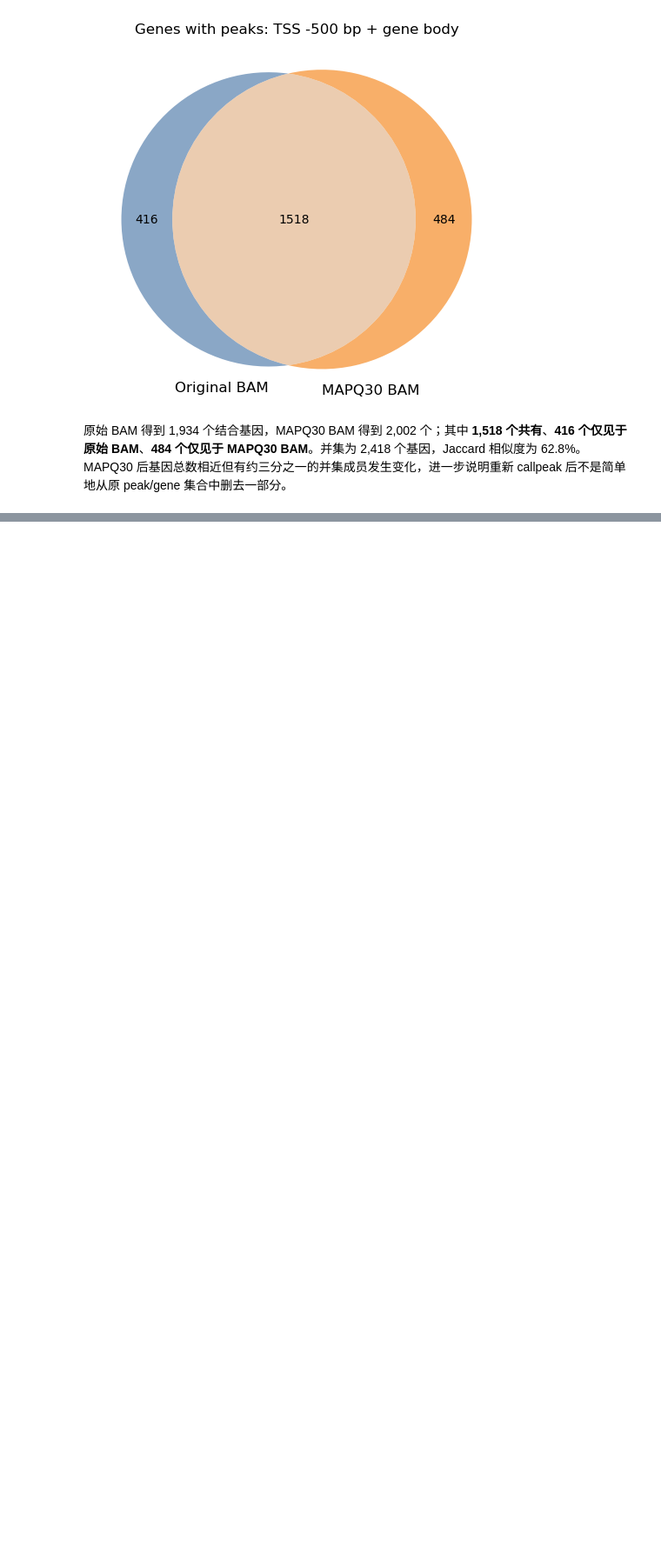
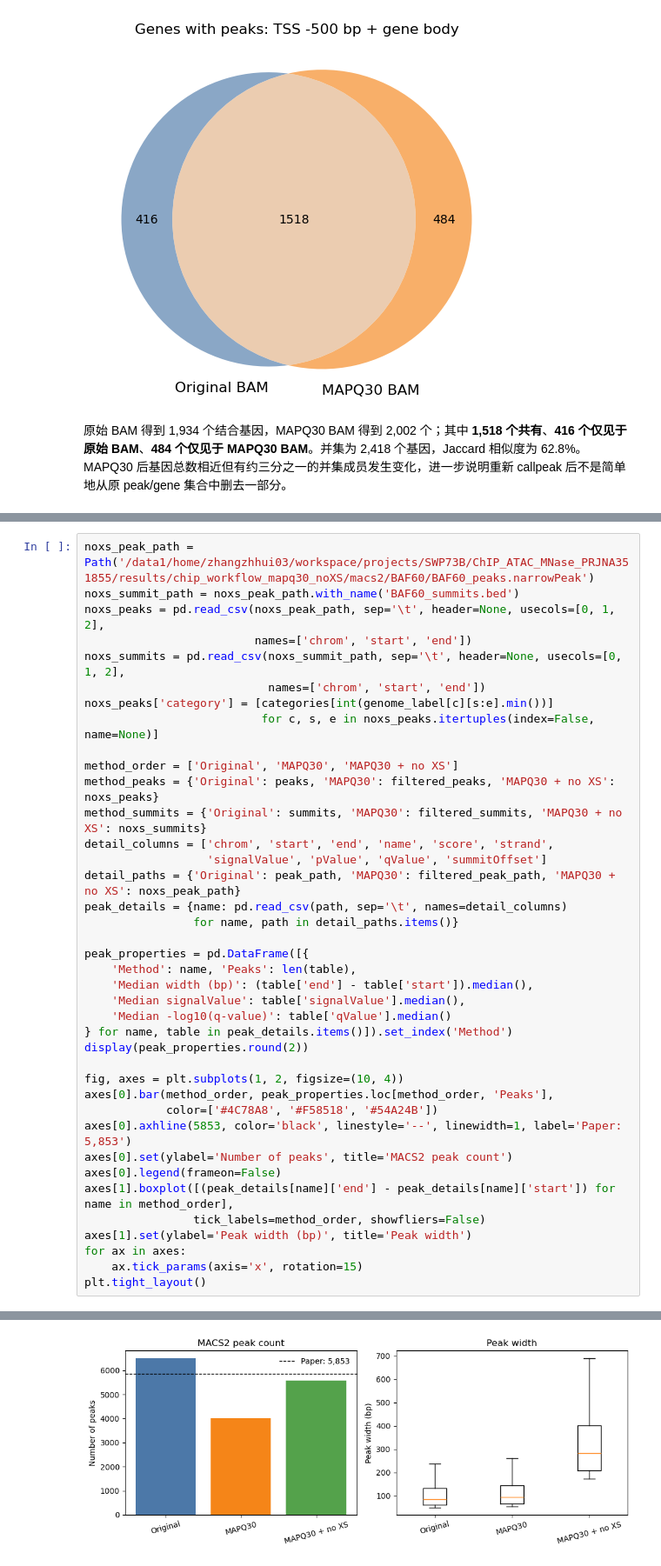
Before and after one commit to pengyfCR7/BAF60_ChIPseq_downstream_analyse_notebooks, a Jupyter notebook: inspect_BAF60_matrix.ipynb, the cells around one changed output, grey strips where cells are left out. Shown at 87% size. Saved outputs shown, nothing was run; the diff lists cells and outputs as text; blank space fills up the shorter version.

Commit message:
Compare peaks across three BAM filters

```diff
--- a/inspect_BAF60_matrix.ipynb
+++ b/inspect_BAF60_matrix.ipynb
@@ -511,0 +516,40 @@ plt.tight_layout()
+# %%
+noxs_peak_path = Path('/data1/home/zhangzhhui03/workspace/projects/SWP73B/ChIP_ATAC_MNase_PRJNA351855/results/chip_workflow_mapq30_noXS/macs2/BAF60/BAF60_peaks.narrowPeak')
+noxs_summit_path = noxs_peak_path.with_name('BAF60_summits.bed')
+noxs_peaks = pd.read_csv(noxs_peak_path, sep='\t', header=None, usecols=[0, 1, 2],
+                         names=['chrom', 'start', 'end'])
+noxs_summits = pd.read_csv(noxs_summit_path, sep='\t', header=None, usecols=[0, 1, 2],
+                           names=['chrom', 'start', 'end'])
+noxs_peaks['category'] = [categories[int(genome_label[c][s:e].min())]
+                          for c, s, e in noxs_peaks.itertuples(index=False, name=None)]
+
+method_order = ['Original', 'MAPQ30', 'MAPQ30 + no XS']
+method_peaks = {'Original': peaks, 'MAPQ30': filtered_peaks, 'MAPQ30 + no XS': noxs_peaks}
+method_summits = {'Original': summits, 'MAPQ30': filtered_summits, 'MAPQ30 + no XS': noxs_summits}
+detail_columns = ['chrom', 'start', 'end', 'name', 'score', 'strand',
+                  'signalValue', 'pValue', 'qValue', 'summitOffset']
+detail_paths = {'Original': peak_path, 'MAPQ30': filtered_peak_path, 'MAPQ30 + no XS': noxs_peak_path}
+peak_details = {name: pd.read_csv(path, sep='\t', names=detail_columns)
+                for name, path in detail_paths.items()}
+
+peak_properties = pd.DataFrame([{
+    'Method': name, 'Peaks': len(table),
+    'Median width (bp)': (table['end'] - table['start']).median(),
+    'Median signalValue': table['signalValue'].median(),
+    'Median -log10(q-value)': table['qValue'].median()
+} for name, table in peak_details.items()]).set_index('Method')
+display(peak_properties.round(2))
+
+fig, axes = plt.subplots(1, 2, figsize=(10, 4))
+axes[0].bar(method_order, peak_properties.loc[method_order, 'Peaks'],
+            color=['#4C78A8', '#F58518', '#54A24B'])
+axes[0].axhline(5853, color='black', linestyle='--', linewidth=1, label='Paper: 5,853')
+axes[0].set(ylabel='Number of peaks', title='MACS2 peak count')
+axes[0].legend(frameon=False)
+axes[1].boxplot([(peak_details[name]['end'] - peak_details[name]['start']) for name in method_order],
+                tick_labels=method_order, showfliers=False)
+axes[1].set(ylabel='Peak width (bp)', title='Peak width')
+for ax in axes:
+    ax.tick_params(axis='x', rotation=15)
+plt.tight_layout()
+# %% [output]
@@ -511,0 +561 @@ plt.tight_layout()
+[figure, added]
```
Also changed, not shown: parts of 7 cells of this notebook.
